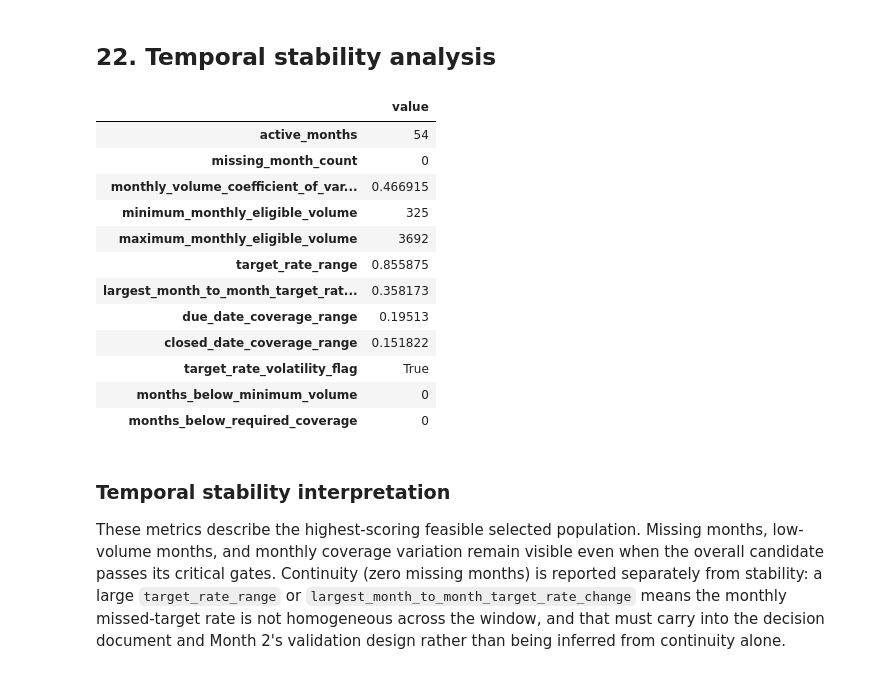
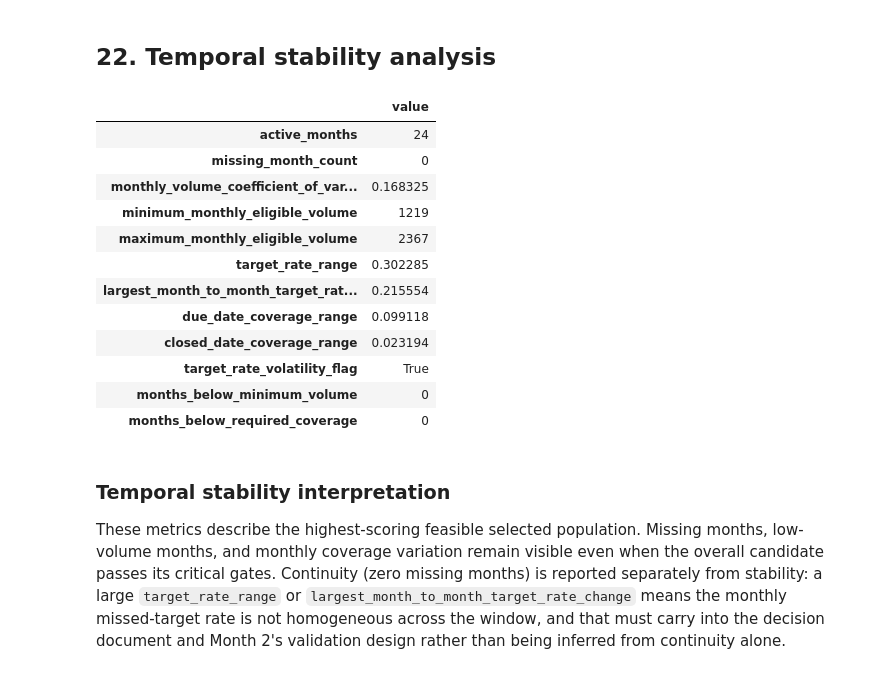
Before and after one commit to mmubashir95/urban-operations-intelligence-platform, a Jupyter notebook: notebooks/04_scope_selection.ipynb, the cells around one changed output. Drawn from its saved outputs; the diff is of its cells as text; code cells hidden in the pictures.

```diff
--- a/notebooks/04_scope_selection.ipynb
+++ b/notebooks/04_scope_selection.ipynb
@@ -885,9 +872,10 @@ approved_candidates = scope_candidate_scorecard.loc[
     scope_candidate_scorecard["passes_critical_gates"]
 ]
 approved_selection = bool(not approved_candidates.empty and selected_complaint_types)
-selected_candidate = (
-    approved_candidates.iloc[0] if approved_selection else scope_candidate_scorecard.iloc[0]
-)
+selected_candidate = scope_candidate_scorecard.loc[
+    scope_candidate_scorecard["start_date"].eq("2024-01-01")
+    & scope_candidate_scorecard["end_date"].eq("2025-12-31")
+].iloc[0]
 display(scope_candidate_scorecard[[
     "candidate_id", "candidate_name", "eligible_target_count",
     "due_date_coverage", "closed_date_coverage", "missed_target_rate",
@@ -911,41 +900,50 @@ Scores rank candidates after feasibility is established.
 # %%
 selected_start = pd.Timestamp(selected_candidate["start_date"])
 selected_end = pd.Timestamp(selected_candidate["end_date"])
 selected_monthly_raw = provisional_monthly.loc[provisional_monthly["created_month"].dt.tz_localize(None).between(selected_start, selected_end + pd.Timedelta(days=1), inclusive="left")]
 monthly_selected_scope = selected_monthly_raw.groupby("created_month").agg({
     "total_records": "sum", "due_date_present_count": "sum", "closed_date_present_count": "sum",
     "eligible_target_count": "sum", "missed_target_count": "sum", "complaint_type": "nunique",
 }).rename(columns={"complaint_type": "complaint_type_count"}).reset_index()
 monthly_selected_scope["due_date_coverage"] = monthly_selected_scope["due_date_present_count"] / monthly_selected_scope["total_records"]
 monthly_selected_scope["closed_date_coverage"] = monthly_selected_scope["closed_date_present_count"] / monthly_selected_scope["total_records"]
 monthly_selected_scope["eligible_target_rate"] = monthly_selected_scope["eligible_target_count"] / monthly_selected_scope["total_records"]
 monthly_selected_scope["on_time_count"] = monthly_selected_scope["eligible_target_count"] - monthly_selected_scope["missed_target_count"]
 monthly_selected_scope["missed_target_rate"] = np.where(monthly_selected_scope["eligible_target_count"].gt(0), monthly_selected_scope["missed_target_count"] / monthly_selected_scope["eligible_target_count"], 0.0)
 expected_months = pd.period_range(selected_start.to_period("M"), selected_end.to_period("M"), freq="M")
 stability_indicators = summarize_monthly_stability(
     monthly_selected_scope,
     expected_month_count=len(expected_months),
 )
 stability_indicators["months_below_minimum_volume"] = int(
     monthly_selected_scope["eligible_target_count"].lt(MIN_COMPLAINT_TYPE_MEDIAN_MONTHLY_VOLUME).sum()
 )
 stability_indicators["months_below_required_coverage"] = int((
     monthly_selected_scope["due_date_coverage"].lt(MIN_AGENCY_DUE_DATE_COVERAGE)
     | monthly_selected_scope["closed_date_coverage"].lt(MIN_AGENCY_CLOSED_DATE_COVERAGE)
 ).sum())
-monthly_selected_scope.to_csv(TABLE_DIR / "monthly_selected_scope.csv", index=False)
+monthly_selected_scope.to_csv(TABLE_DIR / "selected_scope_monthly_metrics.csv", index=False)
+yearly_selected_scope = monthly_selected_scope.assign(year=monthly_selected_scope["created_month"].dt.year).groupby("year").agg(
+    total_records=("total_records", "sum"), eligible_target_count=("eligible_target_count", "sum"),
+    due_date_present_count=("due_date_present_count", "sum"), closed_date_present_count=("closed_date_present_count", "sum"),
+    missed_target_count=("missed_target_count", "sum"),
+).reset_index()
+yearly_selected_scope["due_date_coverage"] = yearly_selected_scope["due_date_present_count"] / yearly_selected_scope["total_records"]
+yearly_selected_scope["closed_date_coverage"] = yearly_selected_scope["closed_date_present_count"] / yearly_selected_scope["total_records"]
+yearly_selected_scope["missed_target_rate"] = yearly_selected_scope["missed_target_count"] / yearly_selected_scope["eligible_target_count"]
+yearly_selected_scope.to_csv(TABLE_DIR / "selected_scope_yearly_metrics.csv", index=False)
 display(pd.DataFrame([stability_indicators]).T.rename(columns={0: "value"}).round(4))
 # %% [output]
 |  | value |
-| active_months | 54 |
+| active_months | 24 |
 | missing_month_count | 0 |
-| monthly_volume_coefficient_of_var... | 0.466915 |
-| minimum_monthly_eligible_volume | 325 |
-| maximum_monthly_eligible_volume | 3692 |
-| target_rate_range | 0.855875 |
-| largest_month_to_month_target_rat... | 0.358173 |
-| due_date_coverage_range | 0.19513 |
-| closed_date_coverage_range | 0.151822 |
+| monthly_volume_coefficient_of_var... | 0.168325 |
+| minimum_monthly_eligible_volume | 1219 |
+| maximum_monthly_eligible_volume | 2367 |
+| target_rate_range | 0.302285 |
+| largest_month_to_month_target_rat... | 0.215554 |
+| due_date_coverage_range | 0.099118 |
+| closed_date_coverage_range | 0.023194 |
 | target_rate_volatility_flag | True |
 | months_below_minimum_volume | 0 |
 | months_below_required_coverage | 0 |
```
Also changed, not shown: parts of 24 cells of this notebook, 7 other files.
